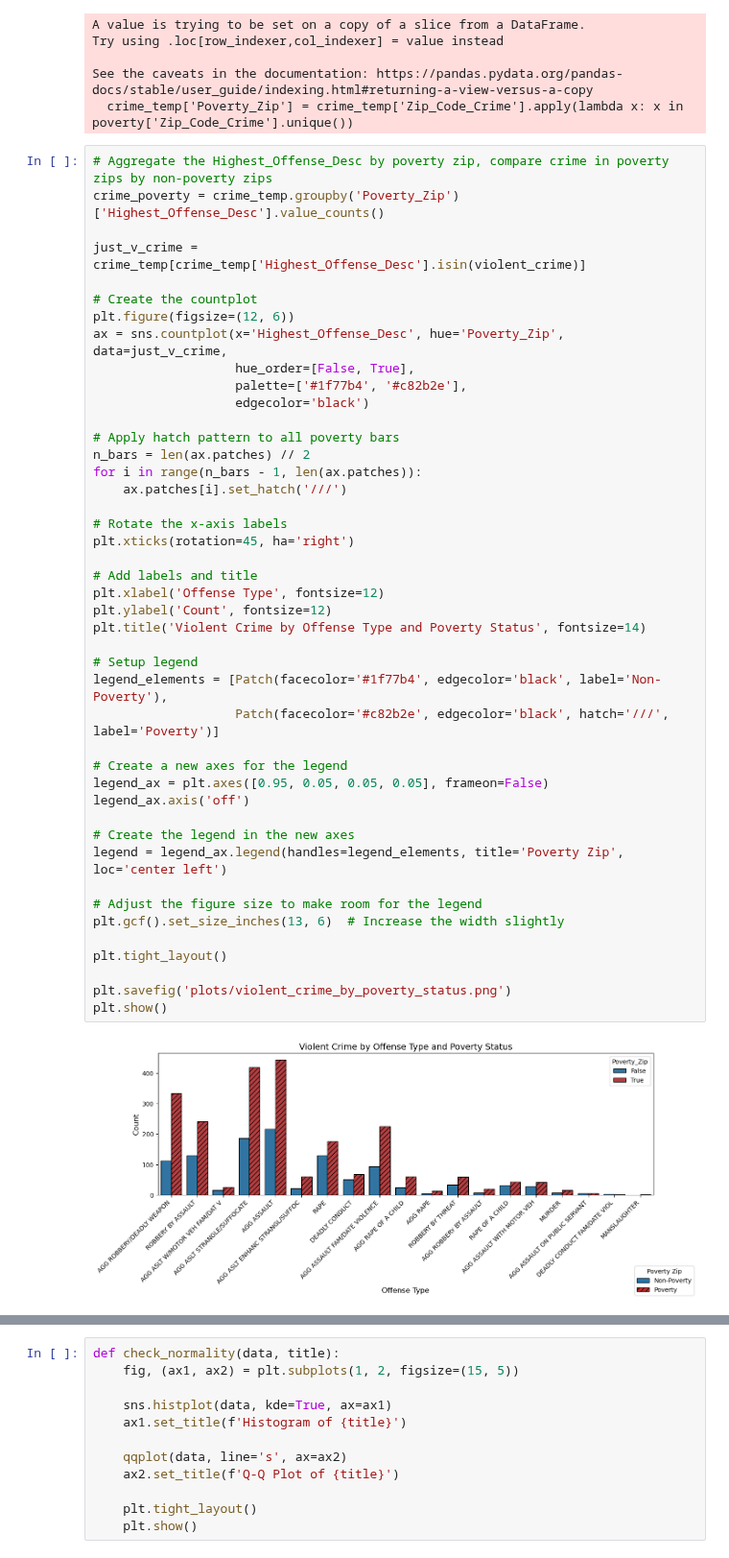
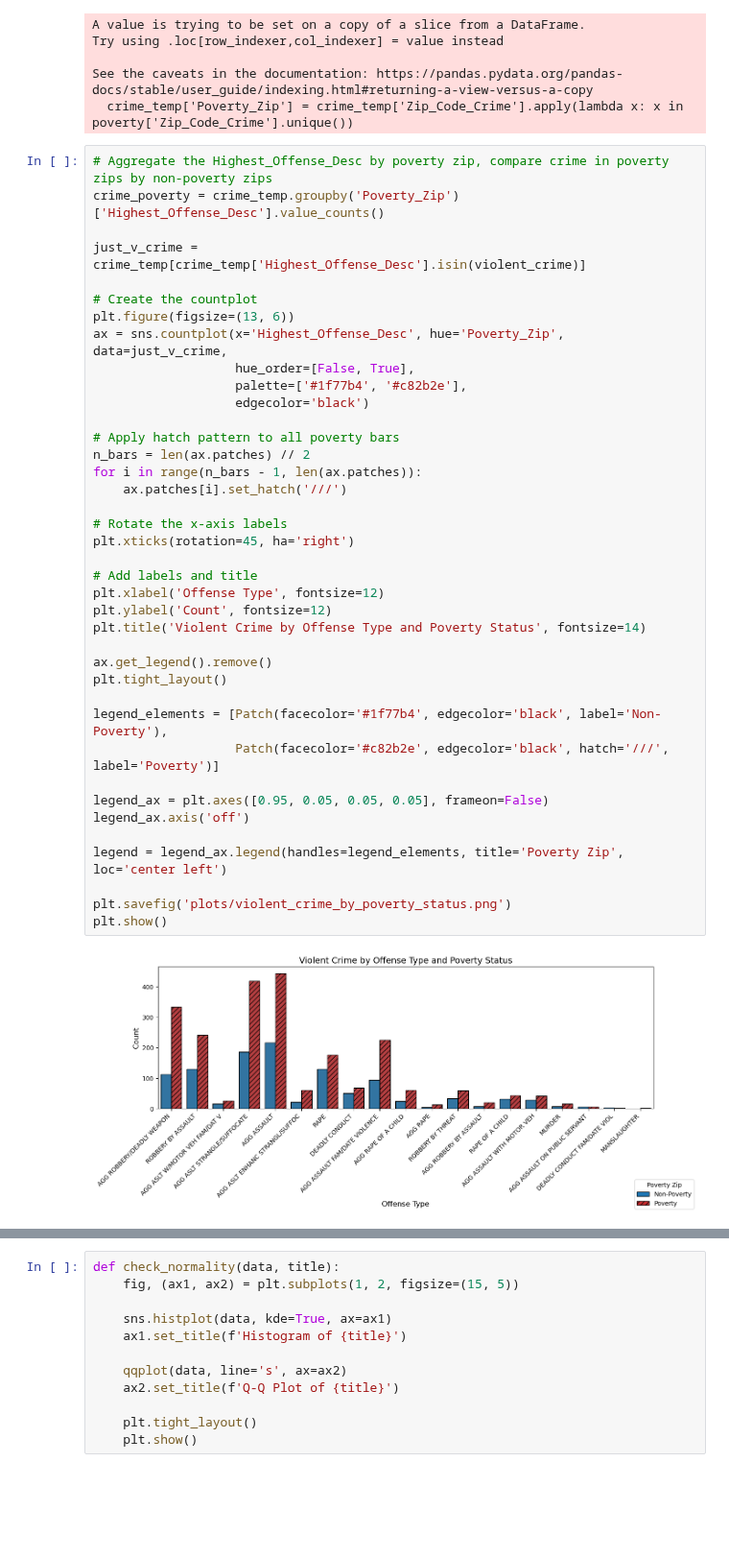
Before and after one commit to m6urns/cs5830-project2-crime-housing, a Jupyter notebook: project2-crime-and-housing.ipynb, the cells around one changed output, grey strips where cells are left out. Shown at 96% size. Saved outputs shown, nothing was run; the diff lists cells and outputs as text; blank space fills up the shorter version.

Commit message:
Add new legend move to lower right

```diff
--- a/project2-crime-and-housing.ipynb
+++ b/project2-crime-and-housing.ipynb
@@ -102,45 +102,40 @@ crime_poverty = crime_temp.groupby('Poverty_Zip')['Highest_Offense_Desc'].value_
 just_v_crime = crime_temp[crime_temp['Highest_Offense_Desc'].isin(violent_crime)]
 
 # Create the countplot
-plt.figure(figsize=(12, 6))
+plt.figure(figsize=(13, 6))
 ax = sns.countplot(x='Highest_Offense_Desc', hue='Poverty_Zip', data=just_v_crime,
                    hue_order=[False, True],
                    palette=['#1f77b4', '#c82b2e'],
                    edgecolor='black')
 
 # Apply hatch pattern to all poverty bars
 n_bars = len(ax.patches) // 2
 for i in range(n_bars - 1, len(ax.patches)):
     ax.patches[i].set_hatch('///')
 
 # Rotate the x-axis labels
 plt.xticks(rotation=45, ha='right')
 
 # Add labels and title
 plt.xlabel('Offense Type', fontsize=12)
 plt.ylabel('Count', fontsize=12)
 plt.title('Violent Crime by Offense Type and Poverty Status', fontsize=14)
 
-# Setup legend
+ax.get_legend().remove()
+plt.tight_layout()
+
 legend_elements = [Patch(facecolor='#1f77b4', edgecolor='black', label='Non-Poverty'),
                    Patch(facecolor='#c82b2e', edgecolor='black', hatch='///', label='Poverty')]
 
-# Create a new axes for the legend
 legend_ax = plt.axes([0.95, 0.05, 0.05, 0.05], frameon=False)
 legend_ax.axis('off')
 
-# Create the legend in the new axes
 legend = legend_ax.legend(handles=legend_elements, title='Poverty Zip', loc='center left')
-
-# Adjust the figure size to make room for the legend
-plt.gcf().set_size_inches(13, 6)  # Increase the width slightly
-
-plt.tight_layout()
 
 plt.savefig('plots/violent_crime_by_poverty_status.png')
 plt.show()
 # %% [output]
-[figure, old version]
+[figure, new version]
 # %%
 def population_adjusted(crime_data, population_data, crime_column, poverty_column, zip_column, save_plot=False, path='plots/population_adjusted_violent_crime_rates.png'):
     # Prepare population data
```
Also changed, not shown: parts of 2 cells of this notebook, 2 other files.
